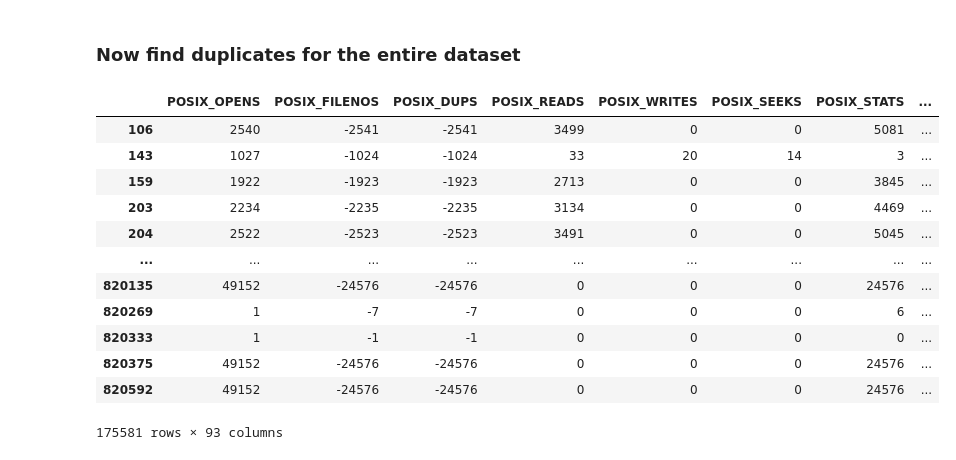
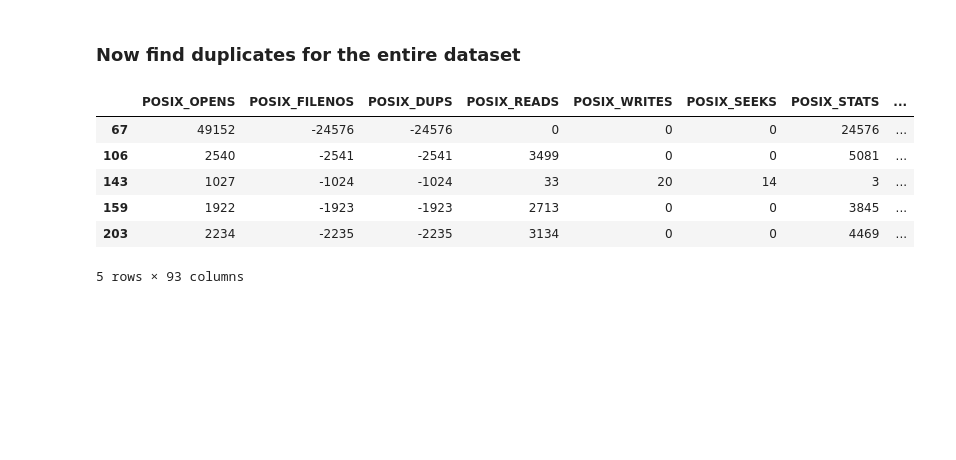
Before and after one commit to arcturus5340/IOTransferLearning, a Jupyter notebook: preprocessing/Blue_Waters_remove_dups.ipynb, the cells around one changed output. Saved outputs shown, nothing was run; the diff lists cells and outputs as text; code cells hidden in the pictures; blank space fills up the shorter version.

```diff
--- a/preprocessing/Blue_Waters_remove_dups.ipynb
+++ b/preprocessing/Blue_Waters_remove_dups.ipynb
@@ -92,21 +75,15 @@ test_app[test_app.duplicated(test_app.columns.difference(columns_dissimilar))]
 ### Now find duplicates for the entire dataset
 # %%
 df_no_time_dups = df_no_time[df_no_time.duplicated(df_no_time.columns.difference(columns_dissimilar))]
-df_no_time_dups
+df_no_time_dups.head()
 # %% [output]
 |  | POSIX_OPENS | POSIX_FILENOS | POSIX_DUPS | POSIX_READS | POSIX_WRITES | POSIX_SEEKS | POSIX_STATS | ... |
+| 67 | 49152 | -24576 | -24576 | 0 | 0 | 0 | 24576 | ... |
 | 106 | 2540 | -2541 | -2541 | 3499 | 0 | 0 | 5081 | ... |
 | 143 | 1027 | -1024 | -1024 | 33 | 20 | 14 | 3 | ... |
 | 159 | 1922 | -1923 | -1923 | 2713 | 0 | 0 | 3845 | ... |
 | 203 | 2234 | -2235 | -2235 | 3134 | 0 | 0 | 4469 | ... |
-| 204 | 2522 | -2523 | -2523 | 3491 | 0 | 0 | 5045 | ... |
-| ... | ... | ... | ... | ... | ... | ... | ... | ... |
-| 820135 | 49152 | -24576 | -24576 | 0 | 0 | 0 | 24576 | ... |
-| 820269 | 1 | -7 | -7 | 0 | 0 | 0 | 6 | ... |
-| 820333 | 1 | -1 | -1 | 0 | 0 | 0 | 0 | ... |
-| 820375 | 49152 | -24576 | -24576 | 0 | 0 | 0 | 24576 | ... |
-| 820592 | 49152 | -24576 | -24576 | 0 | 0 | 0 | 24576 | ... |
-175581 rows × 93 columns
+5 rows × 93 columns
 # %%
 df_no_time_no_dups = df_no_time[df_no_time.duplicated(df_no_time.columns.difference(columns_dissimilar)) == False]
 # %%
```
Also changed, not shown: parts of 2 cells of this notebook, 7 other files.
